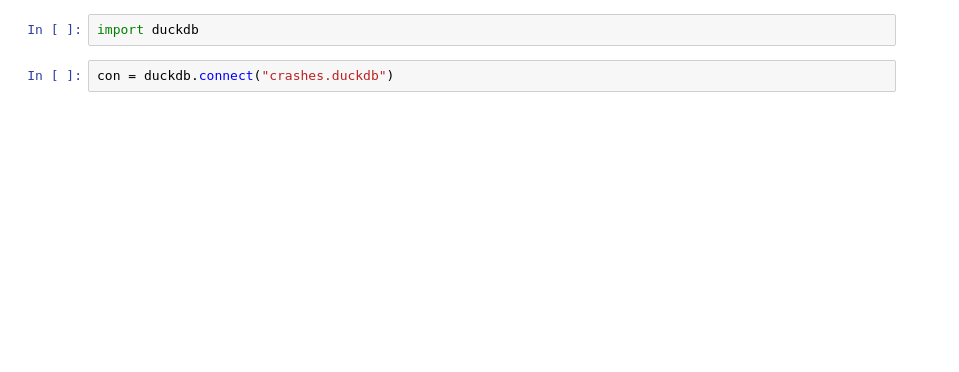
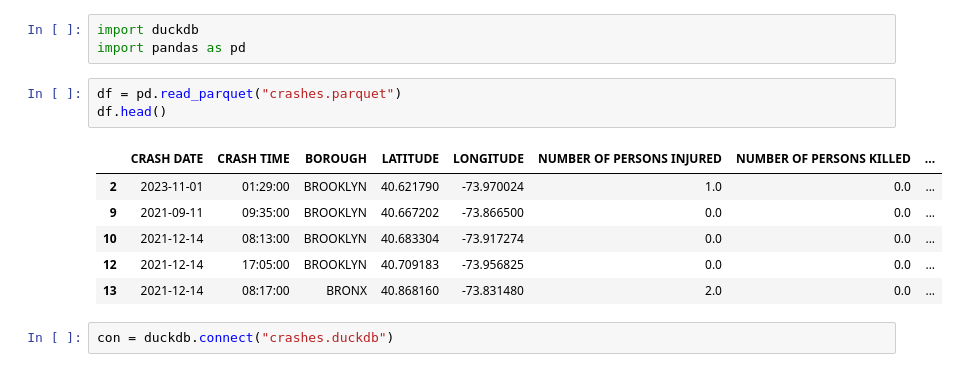
Before and after one commit to SNgere/Dash, a Jupyter notebook: lab.ipynb, the cells around one changed output. Drawn from its saved outputs; the diff is of its cells as text; blank space fills up the shorter version.

```diff
--- a/lab.ipynb
+++ b/lab.ipynb
@@ -1,5 +1,16 @@
 # %%
 import duckdb
+import pandas as pd
+# %%
+df = pd.read_parquet("crashes.parquet")
+df.head()
+# %% [output]
+|  | CRASH DATE | CRASH TIME | BOROUGH | LATITUDE | LONGITUDE | NUMBER OF PERSONS INJURED | NUMBER OF PERSONS KILLED | ... |
+| 2 | 2023-11-01 | 01:29:00 | BROOKLYN | 40.621790 | -73.970024 | 1.0 | 0.0 | ... |
+| 9 | 2021-09-11 | 09:35:00 | BROOKLYN | 40.667202 | -73.866500 | 0.0 | 0.0 | ... |
+| 10 | 2021-12-14 | 08:13:00 | BROOKLYN | 40.683304 | -73.917274 | 0.0 | 0.0 | ... |
+| 12 | 2021-12-14 | 17:05:00 | BROOKLYN | 40.709183 | -73.956825 | 0.0 | 0.0 | ... |
+| 13 | 2021-12-14 | 08:17:00 | BRONX | 40.868160 | -73.831480 | 2.0 | 0.0 | ... |
 # %%
 con = duckdb.connect("crashes.duckdb")
 # %%
```
Also changed, not shown: parts of 8 cells of this notebook, 5 other files.
